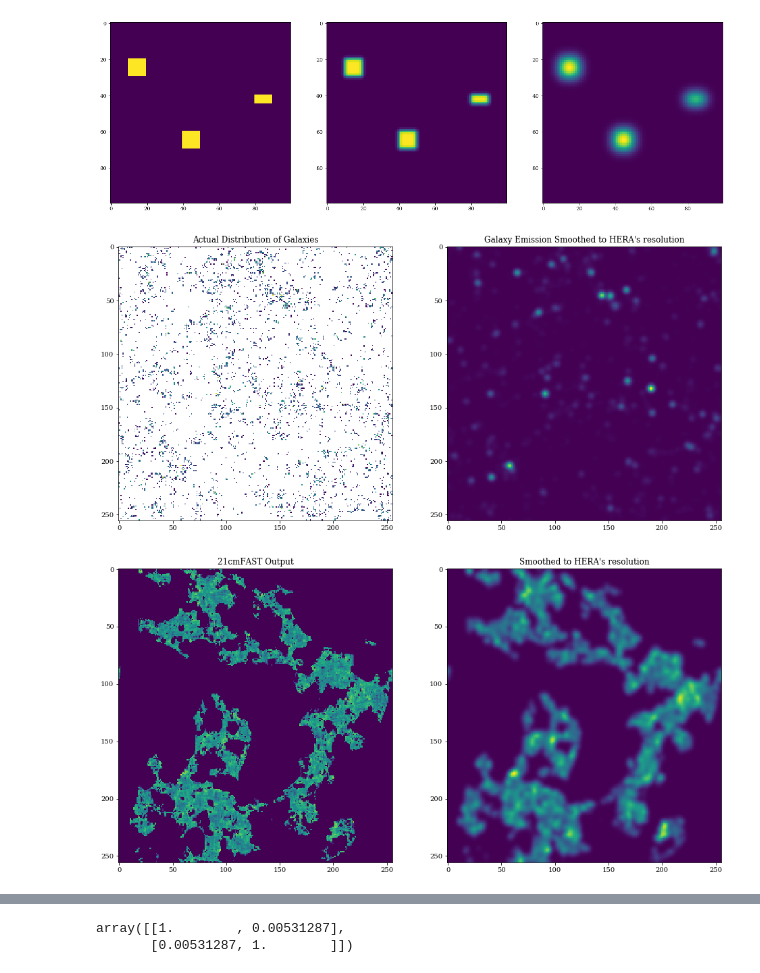
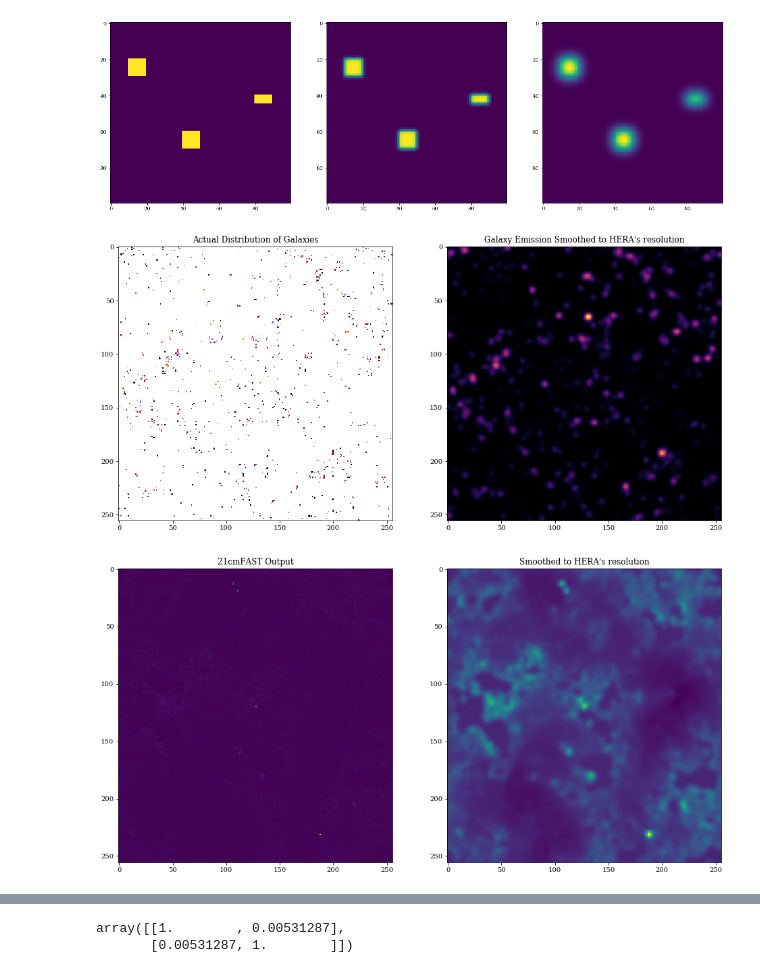
Before and after one commit to tacox5/Senior_Thesis, a Jupyter notebook: notebooks/Heneka_et_al_2017.ipynb, the cells around one changed output, grey strips where cells are left out. Drawn from its saved outputs; the diff is of its cells as text; code cells hidden in the pictures.

```diff
--- a/notebooks/Heneka_et_al_2017.ipynb
+++ b/notebooks/Heneka_et_al_2017.ipynb
@@ -449,43 +491,51 @@ plt.show()
 # %% [output]
 [figure]
 # %%
-halos = np.genfromtxt('21cmFAST/Output_files/Halo_lists/halos_z7.04_768_200Mpc')
+halos = np.genfromtxt('21cmFAST/Output_files/Halo_lists/halos_z9.40_768_200Mpc')
 idxs = np.where((0.50001 > halos[:,3]) & (halos[:,3] > 0.49999))[0]
+
 halo_lum = []
-z = 7.04
+halo_I = []
+z = 9.40
 
 for m in halos[idxs,0]:
-    L_gal = L_gal_exc(m,z) + L_gal_rec(m,z)
-    halo_lum.append(L_gal)
+    halo_lum.append(L_gal(L_gal_exc(m,z), L_gal_rec(m,z)))
+
+for i, r in enumerate(halo_rad[idxs]):
+    halo_I.append(Lgal_to_I(halo_lum[i], r, z))
-# %%
-L_exc = []
-L_rec = []
-L_tot = []
-for m in halos[idxs,0]:
-    L_gal = L_gal_exc(m,z) + L_gal_rec(m,z)
-    L_exc.append(L_gal_exc(m,z))
-    L_rec.append(L_gal_rec(m,z))
-    L_tot.append(L_gal)
+# %%
+L_exc = []
+L_rec = []
+L_tot = []
+
+I_tot = []
+
+for m in halos[idxs,0]:
+    L_exc.append(L_gal_exc(m,z)/(24*60.0*60.0*365.0))
+    L_rec.append(L_gal_rec(m,z)/(24*60.0*60.0*365.0))
+    L_tot.append(L_gal(L_gal_exc(m,z), L_gal_rec(m,z)))
+
+for i, r in enumerate(halo_rad[idxs]):
+    I_tot.append(Lgal_to_I(L_tot[i], r, z))
 # %%
 halo_x = (halos[idxs,2]*256).astype(int)
 halo_y = (halos[idxs,1]*256).astype(int)
 
 gal_lya = np.zeros((256,256))
 
-
 for i in np.arange(halo_x.shape[0]):
-    gal_lya[halo_x[i],halo_y[i]] += L_tot[i]
+    gal_lya[halo_x[i],halo_y[i]] += I_tot[i]
 # %%
 plt.figure(figsize=(16,8))
 
 plt.subplot(1,2,1)
-plt.imshow(np.log10(gal_lya))
+plt.imshow(np.rot90(np.log10(gal_lya)), cmap=plt.cm.inferno)
 plt.title('Actual Distribution of Galaxies')
 
 plt.subplot(1,2,2)
 plt.title("Galaxy Emission Smoothed to HERA's resolution")
-plt.imshow(gaussian_filter(gal_lya,1.7/200*256))
+plt.imshow(np.rot90(gaussian_filter(gal_lya,1.7/200*256)), cmap=plt.cm.inferno)
 plt.show()
 # %% [output]
-[figure, old version]
+[figure, new version]
 # %%
@@ -496,8 +546,7 @@ plt.figure(figsize=(16,8))
 
 plt.subplot(1,2,1)
 plt.title('21cmFAST Output')
-plt.imshow(temp_3d[:,:,128],aspect='auto',norm=SymLogNorm(2))
-
+plt.imshow(temp_3d[:,:,128],aspect='auto')
 
 plt.subplot(1,2,2)
 plt.title("Smoothed to HERA's resolution")
@@ -505,4 +554,4 @@ plt.imshow(gaussian_filter(temp_3d[:,:,128],1.7/200*256),aspect='auto')
 
 plt.show()
 # %% [output]
-[figure, old version]
+[figure, new version]
```
Also changed, not shown: parts of 17 cells of this notebook, 33 other files.
